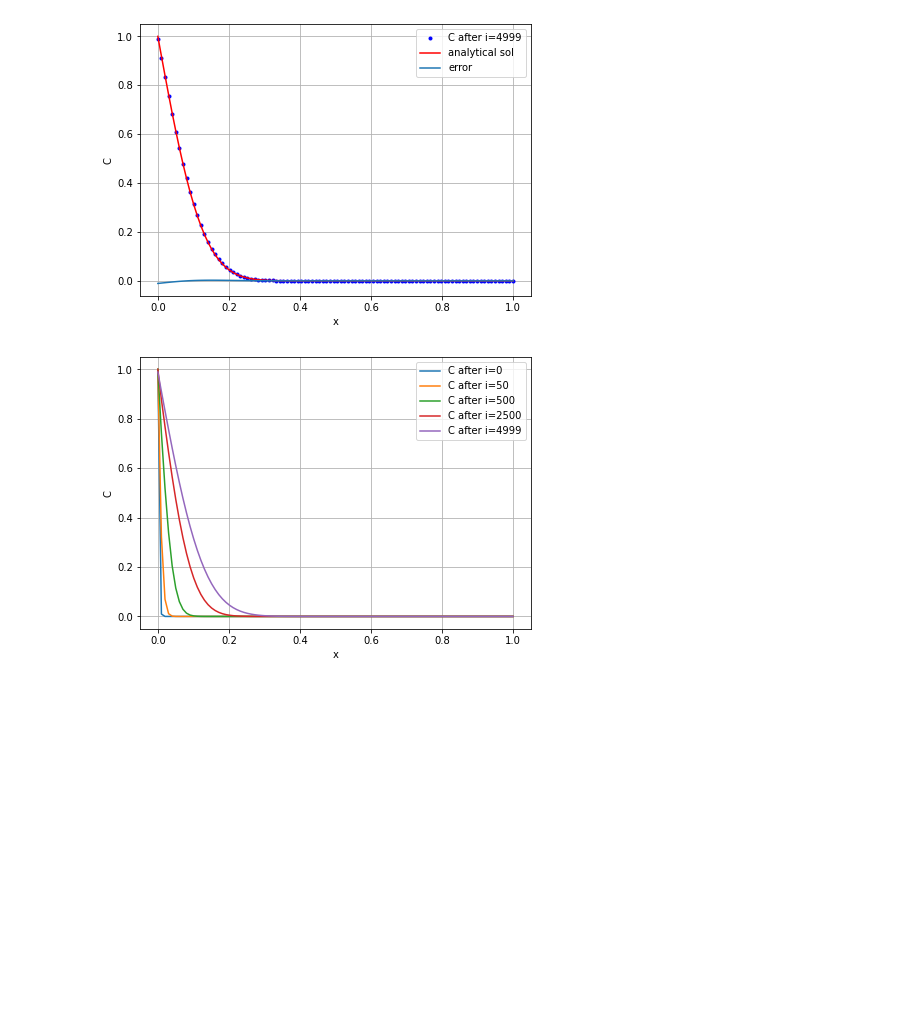
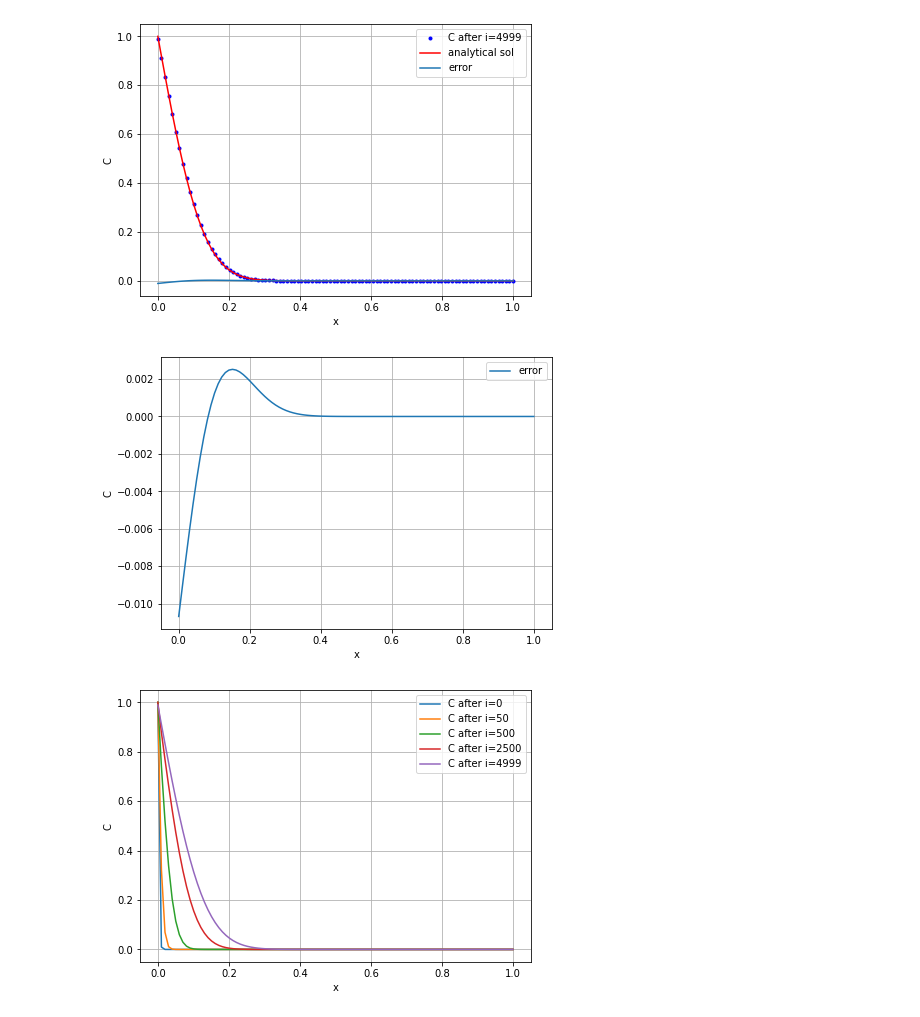
Before and after one commit to hitimr/NSSC2, a Jupyter notebook: Ex3/task4.ipynb, the cells around one changed output. Drawn from its saved outputs; the diff is of its cells as text; code cells hidden in the pictures; blank space fills up the shorter version.

```diff
--- a/Ex3/task4.ipynb
+++ b/Ex3/task4.ipynb
@@ -125,5 +123,25 @@ plt.savefig('plots/error.pdf')
 # %% [output]
 [figure]
+# %%
+plottime = tmax-1
+
+fig = plt.figure(figsize = (7,5))
+
+# plt.plot(space,C[plottime,:], 'b.',label="C after i="+str(plottime))
+# plt.plot(space,analytical_sol(tmax, points=xmax, n_max=tmax),"r-",label="analytical sol")
+
+err = C[plottime,:] - analytical_sol(tmax, points=xmax, n_max=tmax)
+plt.plot(space,err, label="error")
+
+
+plt.legend()
+plt.xlabel("x")
+plt.ylabel("C")
+plt.grid()
+# plt.show()
+plt.savefig('plots/error2b.pdf')
+# %% [output]
+[figure, added]
 # %%
 #test plots
 plottimesteps = [0,round((tmax-1)*0.01),round((tmax-1)*0.1),round((tmax-1)*0.5),tmax-1]
```
Also changed, not shown: parts of 3 cells of this notebook, 8 other files.
